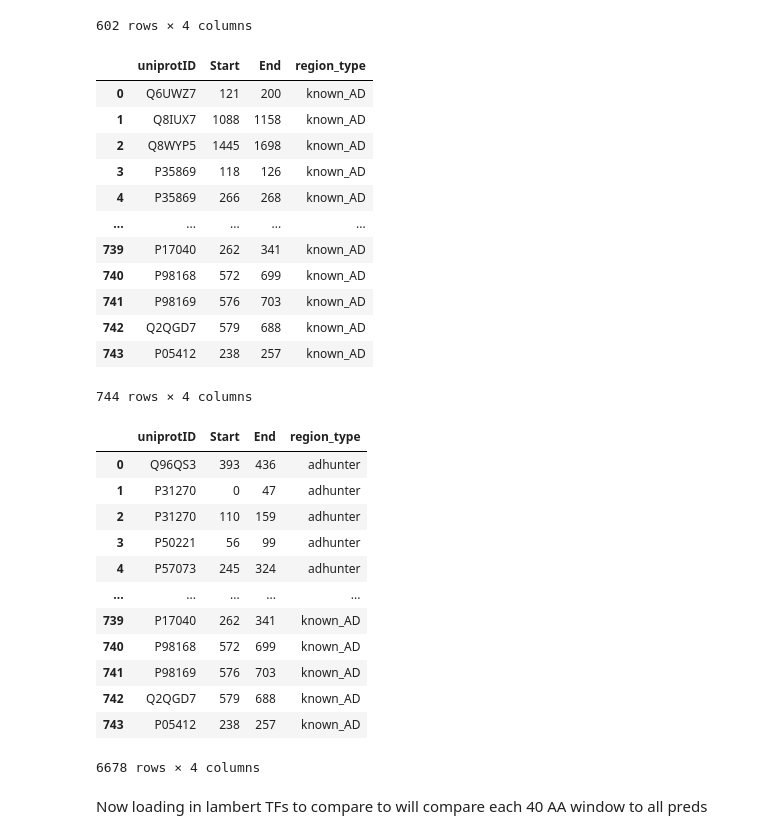
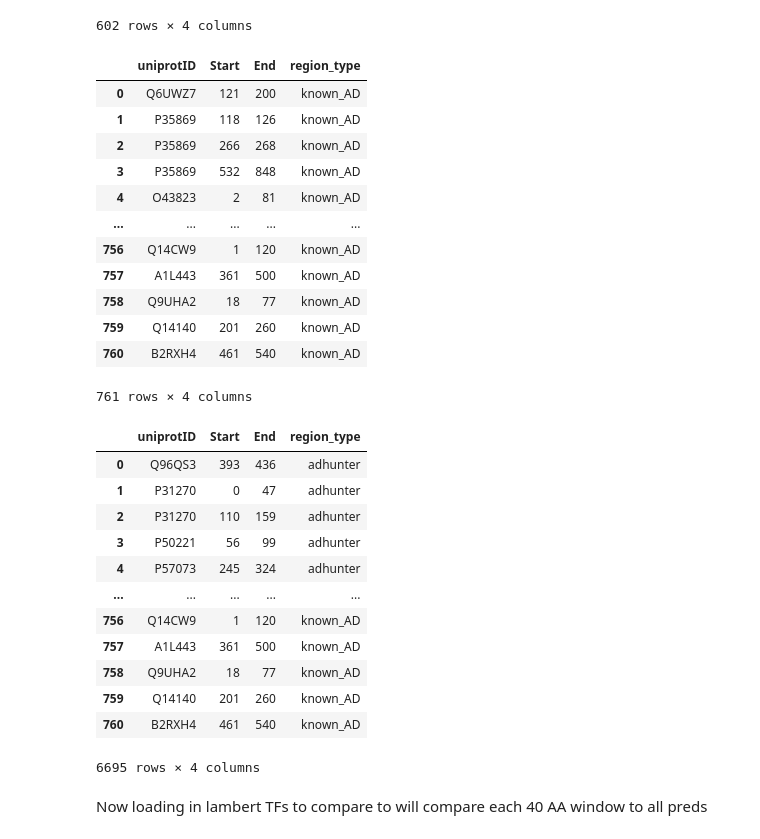
Before and after one commit to sanjanakotha/consensus_AD_predictor, a Jupyter notebook: notebooks/All Predictors on Lambert TFs_for_SCU.ipynb, the cells around one changed output. Cells and saved outputs as stored; diff of their text form; code cells hidden in the pictures.

```diff
--- a/notebooks/All Predictors on Lambert TFs_for_SCU.ipynb
+++ b/notebooks/All Predictors on Lambert TFs_for_SCU.ipynb
@@ -140,24 +140,24 @@ paddle
 | 601 | P22736 | 13 | 112 | paddle |
 602 rows × 4 columns
 # %%
-known_ADs = pd.read_csv("../../SFARI/output/known_ADs_considering_isoforms_and_canonical.csv")
+known_ADs = pd.read_csv("../../SFARI/output/known_ADs_considering_isoforms_and_canonical_with_alerasool.csv")
 known_ADs = known_ADs[["uniprotID", "Start", "End"]]
 known_ADs["region_type"] = "known_AD"
 known_ADs
 # %% [output]
 |  | uniprotID | Start | End | region_type |
 | 0 | Q6UWZ7 | 121 | 200 | known_AD |
-| 1 | Q8IUX7 | 1088 | 1158 | known_AD |
-| 2 | Q8WYP5 | 1445 | 1698 | known_AD |
-| 3 | P35869 | 118 | 126 | known_AD |
-| 4 | P35869 | 266 | 268 | known_AD |
+| 1 | P35869 | 118 | 126 | known_AD |
+| 2 | P35869 | 266 | 268 | known_AD |
+| 3 | P35869 | 532 | 848 | known_AD |
+| 4 | O43823 | 2 | 81 | known_AD |
 | ... | ... | ... | ... | ... |
-| 739 | P17040 | 262 | 341 | known_AD |
-| 740 | P98168 | 572 | 699 | known_AD |
-| 741 | P98169 | 576 | 703 | known_AD |
-| 742 | Q2QGD7 | 579 | 688 | known_AD |
-| 743 | P05412 | 238 | 257 | known_AD |
+| 756 | Q14CW9 | 1 | 120 | known_AD |
+| 757 | A1L443 | 361 | 500 | known_AD |
+| 758 | Q9UHA2 | 18 | 77 | known_AD |
+| 759 | Q14140 | 201 | 260 | known_AD |
+| 760 | B2RXH4 | 461 | 540 | known_AD |
-744 rows × 4 columns
+761 rows × 4 columns
 # %%
 all_regions = pd.concat([adhunter, tada, adpred, mechanistic, paddle, known_ADs])
 all_regions
@@ -169,12 +169,12 @@ all_regions
 | 3 | P50221 | 56 | 99 | adhunter |
 | 4 | P57073 | 245 | 324 | adhunter |
 | ... | ... | ... | ... | ... |
-| 739 | P17040 | 262 | 341 | known_AD |
-| 740 | P98168 | 572 | 699 | known_AD |
-| 741 | P98169 | 576 | 703 | known_AD |
-| 742 | Q2QGD7 | 579 | 688 | known_AD |
-| 743 | P05412 | 238 | 257 | known_AD |
+| 756 | Q14CW9 | 1 | 120 | known_AD |
+| 757 | A1L443 | 361 | 500 | known_AD |
+| 758 | Q9UHA2 | 18 | 77 | known_AD |
+| 759 | Q14140 | 201 | 260 | known_AD |
+| 760 | B2RXH4 | 461 | 540 | known_AD |
-6678 rows × 4 columns
+6695 rows × 4 columns
 # %% [markdown]
 Now loading in lambert TFs to compare to
 will compare each 40 AA window to all preds
```
Also changed, not shown: parts of 14 cells of this notebook, 32 other files.
